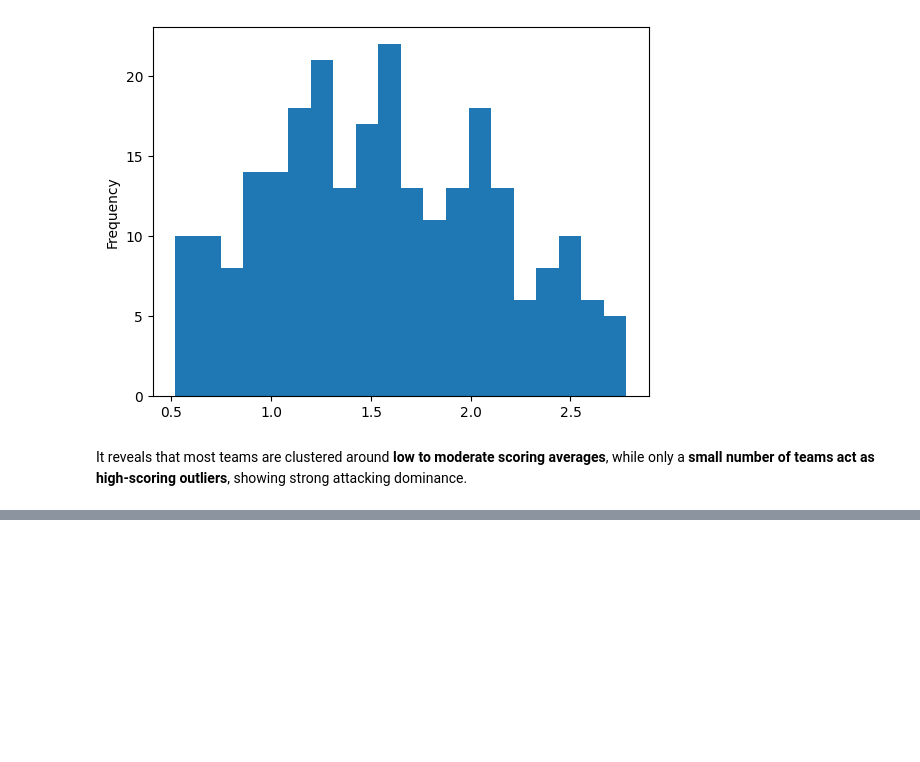
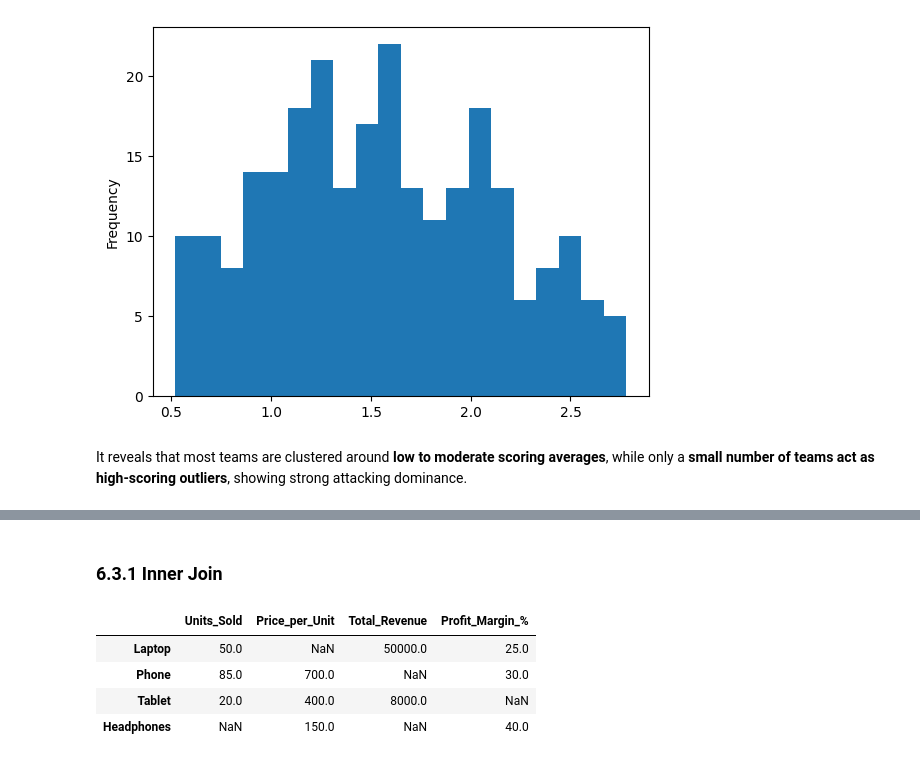
Before and after one commit to ahmedfakhar747/pandas-for-data-science, a Jupyter notebook: Pandas_2_Correlation_Analysis.ipynb, the cells around one changed output, grey strips where cells are left out. Saved outputs shown, nothing was run; the diff lists cells and outputs as text; code cells hidden in the pictures; blank space fills up the shorter version.

```diff
--- a/Pandas_2_Correlation_Analysis.ipynb
+++ b/Pandas_2_Correlation_Analysis.ipynb
@@ -381,0 +384,24 @@ merged_sales
+# %%
+products = ["Laptop", "Phone", "Tablet", "Headphones"]
+
+# DataFrame 1: Base Pricing Data
+df_prices = pd.DataFrame({
+    "Units_Sold": [50, 85, 20, None],
+    "Price_per_Unit": [None, 700, 400, 150]
+}, index=products)
+
+# DataFrame 2: Financial Performance Data
+df_revenues = pd.DataFrame({
+    "Total_Revenue": [50000, None, 8000, None],
+    "Profit_Margin_%": [25, 30, None, 40]
+}, index=products)
+# %% [markdown]
+### 6.3.1 Inner Join
+# %%
+df_prices.join(df_revenues)
+# %% [output]
+|  | Units_Sold | Price_per_Unit | Total_Revenue | Profit_Margin_% |
+| Laptop | 50.0 | NaN | 50000.0 | 25.0 |
+| Phone | 85.0 | 700.0 | NaN | 30.0 |
+| Tablet | 20.0 | 400.0 | 8000.0 | NaN |
+| Headphones | NaN | 150.0 | NaN | 40.0 |
```
Also changed, not shown: parts of 24 cells of this notebook.
